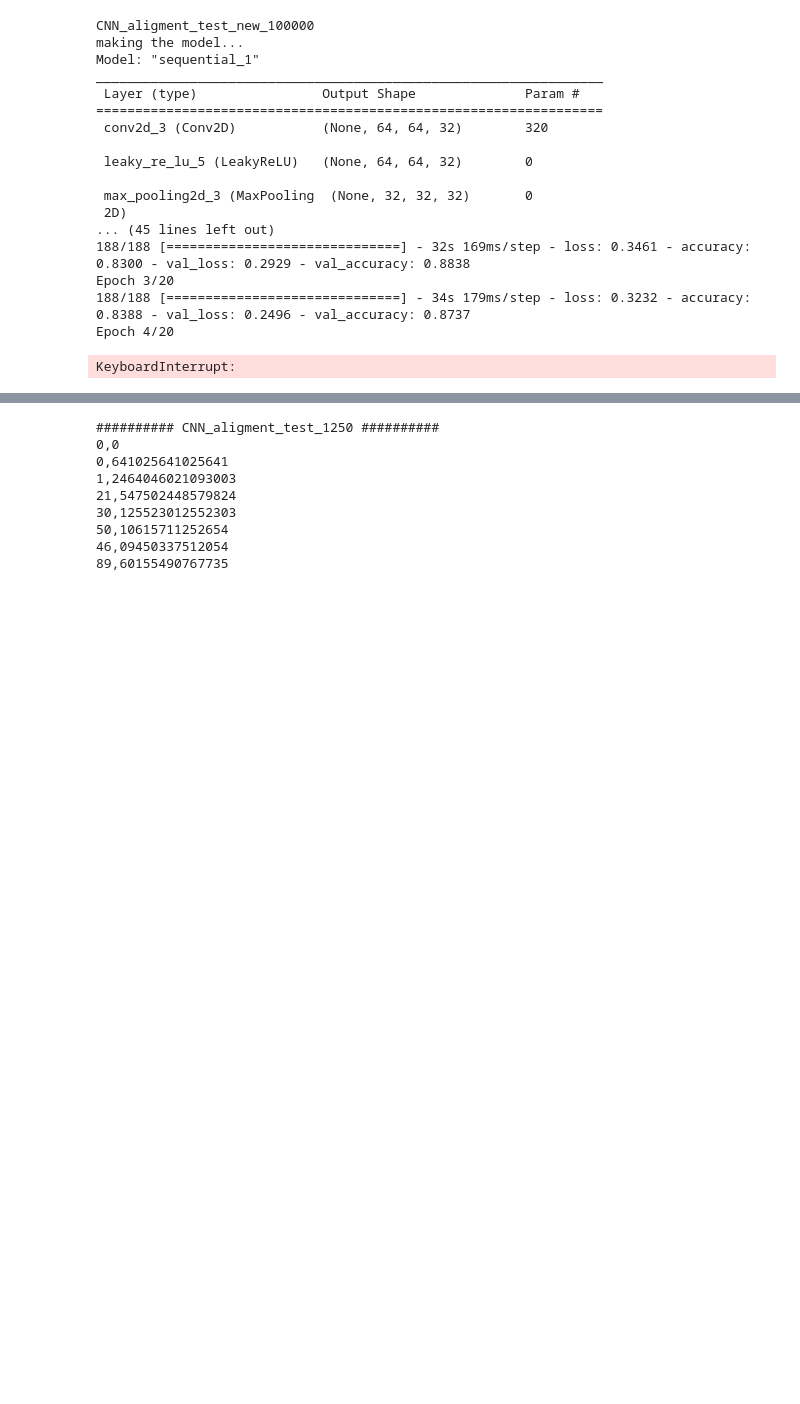
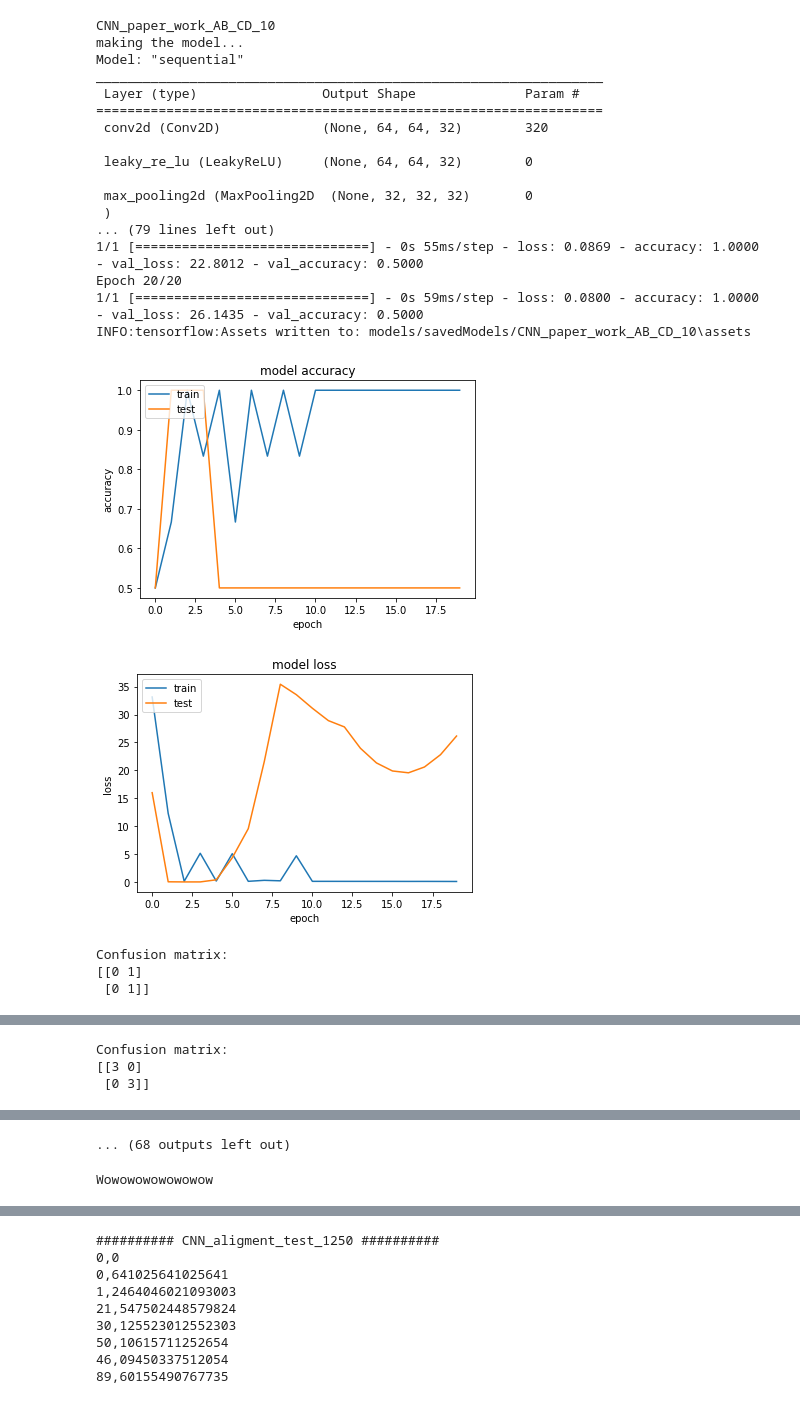
Before and after one commit to BrigtHaavardstun/ExplainableAI, a Jupyter notebook: main.ipynb, the cells around one changed output, grey strips where cells are left out. Drawn from its saved outputs; the diff is of its cells as text; code cells hidden in the pictures; blank space fills up the shorter version.

```diff
--- a/main.ipynb
+++ b/main.ipynb
@@ -6,27 +8,32 @@ clean_all_csv_files()
 # %%
 from models.trainModel import run as generate_new_model
 from models.CNN.CNNmodel import CNN
-for i in [10000]:
-    name = f"CNN_aligment_test_new_{i}"
+different_traning_sizes = [10,25,50,75,100,150,200,250,300,350,400,500,1000,2000,10000,50000]
+for i in different_traning_sizes:
+    name = f"CNN_paper_work_AB_CD_phi_{i}"
     print(name)
     generate_new_model(constructor=CNN,
                            name=name, save=True, verbose=True,data_size_cap=i)
 # %% [output]
-CNN_aligment_test_new_100000
+CNN_paper_work_AB_CD_10
 making the model...
-Model: "sequential_1"
+Model: "sequential"
 _________________________________________________________________
  Layer (type)                Output Shape              Param #
 =================================================================
- conv2d_3 (Conv2D)           (None, 64, 64, 32)        320
+ conv2d (Conv2D)             (None, 64, 64, 32)        320
 
- leaky_re_lu_5 (LeakyReLU)   (None, 64, 64, 32)        0
+ leaky_re_lu (LeakyReLU)     (None, 64, 64, 32)        0
 
- max_pooling2d_3 (MaxPooling  (None, 32, 32, 32)       0
- 2D)
-... (45 lines left out)
-188/188 [==============================] - 32s 169ms/step - loss: 0.3461 - accuracy: 0.8300 - val_loss: 0.2929 - val_accuracy: 0.8838
-Epoch 3/20
-188/188 [==============================] - 34s 179ms/step - loss: 0.3232 - accuracy: 0.8388 - val_loss: 0.2496 - val_accuracy: 0.8737
-Epoch 4/20
+ max_pooling2d (MaxPooling2D  (None, 32, 32, 32)       0
+ )
+... (79 lines left out)
+1/1 [==============================] - 0s 55ms/step - loss: 0.0869 - accuracy: 1.0000 - val_loss: 22.8012 - val_accuracy: 0.5000
+Epoch 20/20
+1/1 [==============================] - 0s 59ms/step - loss: 0.0800 - accuracy: 1.0000 - val_loss: 26.1435 - val_accuracy: 0.5000
+INFO:tensorflow:Assets written to: models/savedModels/CNN_paper_work_AB_CD_10\assets
+[figure, added]
+[figure, added]
-KeyboardInterrupt:
+Confusion matrix:
+[[0 1]
+ [0 1]]
@@ -32,0 +60,3 @@ KeyboardInterrupt:
+Confusion matrix:
+[[3 0]
+ [0 3]]
@@ -33,3 +82,10 @@ KeyboardInterrupt:
+... (68 outputs left out)
+# %%
+print("Wowowowowowowow")
+from models.trainModel import load_model
+ai_for_phi_testing = [load_model(f"CNN_paper_work_AB_CD_{350}")]
+# %% [output]
+Wowowowowowowow
 # %%
 import run
 
```
Also changed, not shown: parts of 9 cells of this notebook, 27 other files.
